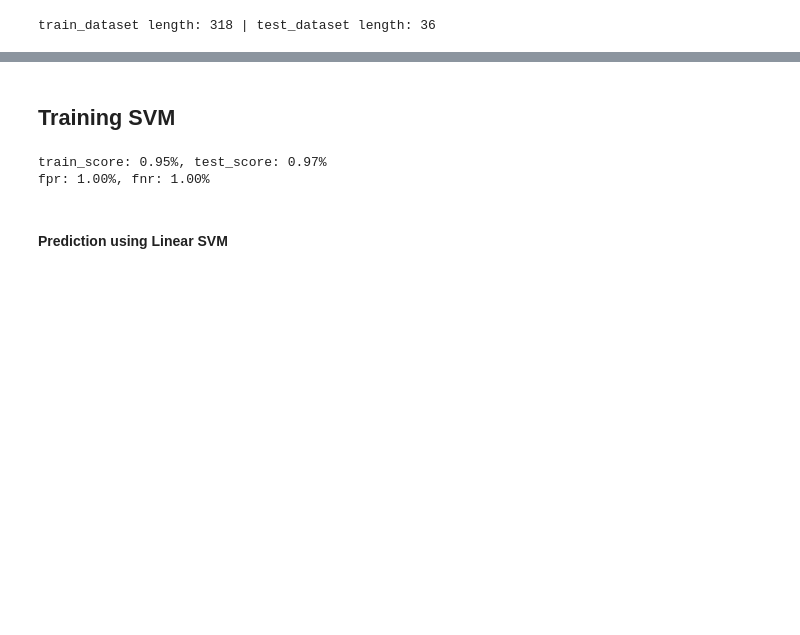
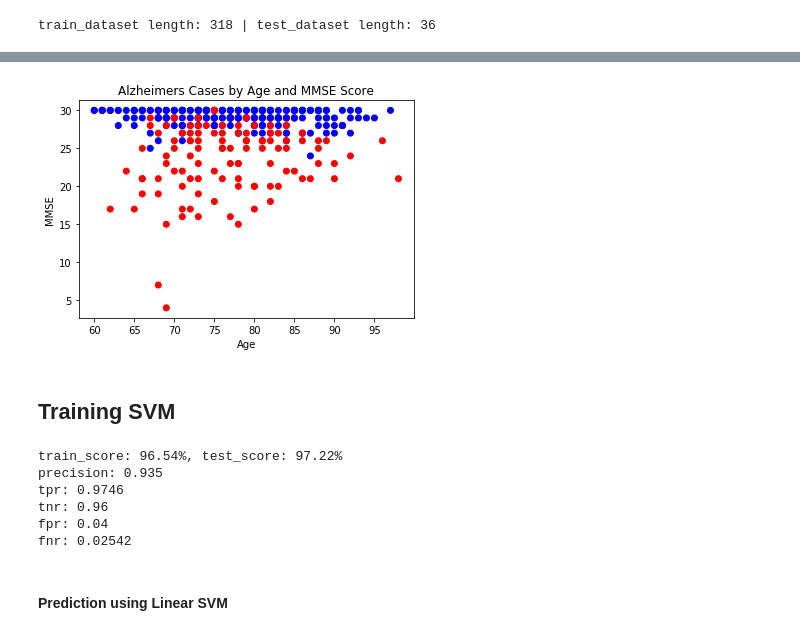
Before and after one commit to zainbaq/medical_ml, a Jupyter notebook: alzheimers/detect_alzheimers.ipynb, the cells around one changed output, grey strips where cells are left out. Saved outputs shown, nothing was run; the diff lists cells and outputs as text; code cells hidden in the pictures; blank space fills up the shorter version.

```diff
--- a/alzheimers/detect_alzheimers.ipynb
+++ b/alzheimers/detect_alzheimers.ipynb
@@ -57,3 +103,9 @@ train_dataset length: 318 | test_dataset length: 36
+# %%
+scatter(alzh_data.df, \
+       "Alzheimers Cases by Age and MMSE Score", \
+       "Age", "MMSE", c_list)
+# %% [output]
+[figure, added]
 # %% [markdown]
 ## Training SVM
 # %%
@@ -76,22 +128,38 @@ test_x, test_y = generate_batch(test_dataset)
 clf = train_SVM(train_x, train_y, svm_params)
 # %%
 from sklearn.metrics import confusion_matrix
-def get_error_rates(clf, x, y_true):
+def report(clf, x, y_true):
     y_pred = clf.predict(x)
     cm = confusion_matrix(y_true, y_pred)
 #     print(cm)
-    tn, fp, fn, tp = confusion_matrix([0, 1, 0, 1], [1, 1, 1, 0]).ravel()
-    fpr = fp/(fp+tn)
-    fnr = fn/(tp+fn)
-    return fpr, fnr, cm
+    tn = cm[0][0]
+    fp = cm[0][1]
+    fn = cm[1][0]
+    tp = cm[1][1]
 
-fpr_svm, fnr_svm, cm_svm = get_error_rates(clf, train_x, train_y)
-print("train_score: {0:.2f}%, test_score: {1:.2f}%".format(clf.score(train_x, train_y), \
-                                                clf.score(test_x, test_y)))
-print('fpr: {0:.2f}%, fnr: {0:.2f}%'.format( \
-                                           fpr_svm, fnr_svm))
+    tpr = tp / (tp+fn)
+    tnr = tn / (tn+fp)
+
+    precision = tp / (tp+fp)
+    fpr = 1 - tnr
+    fnr = 1 - tpr
+
+    scores = [precision, tpr, tnr, fpr, fnr]
+    cols = ['precision', 'tpr', 'tnr', 'fpr', 'fnr']
+
+    return scores, cols
+
+scores, cols = report(clf, train_x, train_y)
+print("train_score: {:.4}%, test_score: {:.4}%".format(clf.score(train_x, train_y)*100, \
+                                                clf.score(test_x, test_y)*100))
+for i, col in enumerate(cols):
+    print('{}: {:.4}'.format(col, scores[i]))
 # %% [output]
-train_score: 0.95%, test_score: 0.97%
-fpr: 1.00%, fnr: 1.00%
+train_score: 96.54%, test_score: 97.22%
+precision: 0.935
+tpr: 0.9746
+tnr: 0.96
+fpr: 0.04
+fnr: 0.02542
 # %% [markdown]
 #### Prediction using Linear SVM
```
Also changed, not shown: parts of 7 cells of this notebook.
